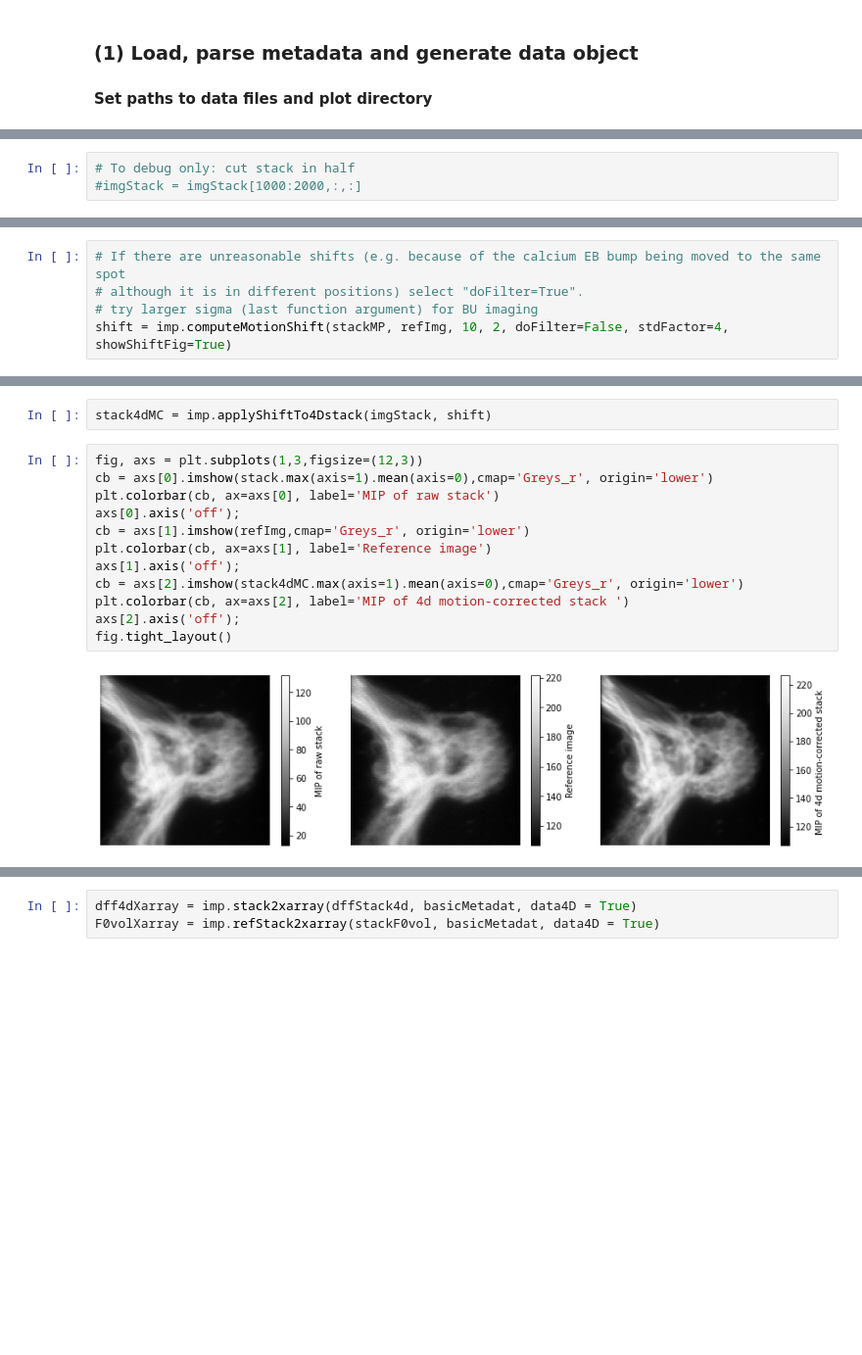
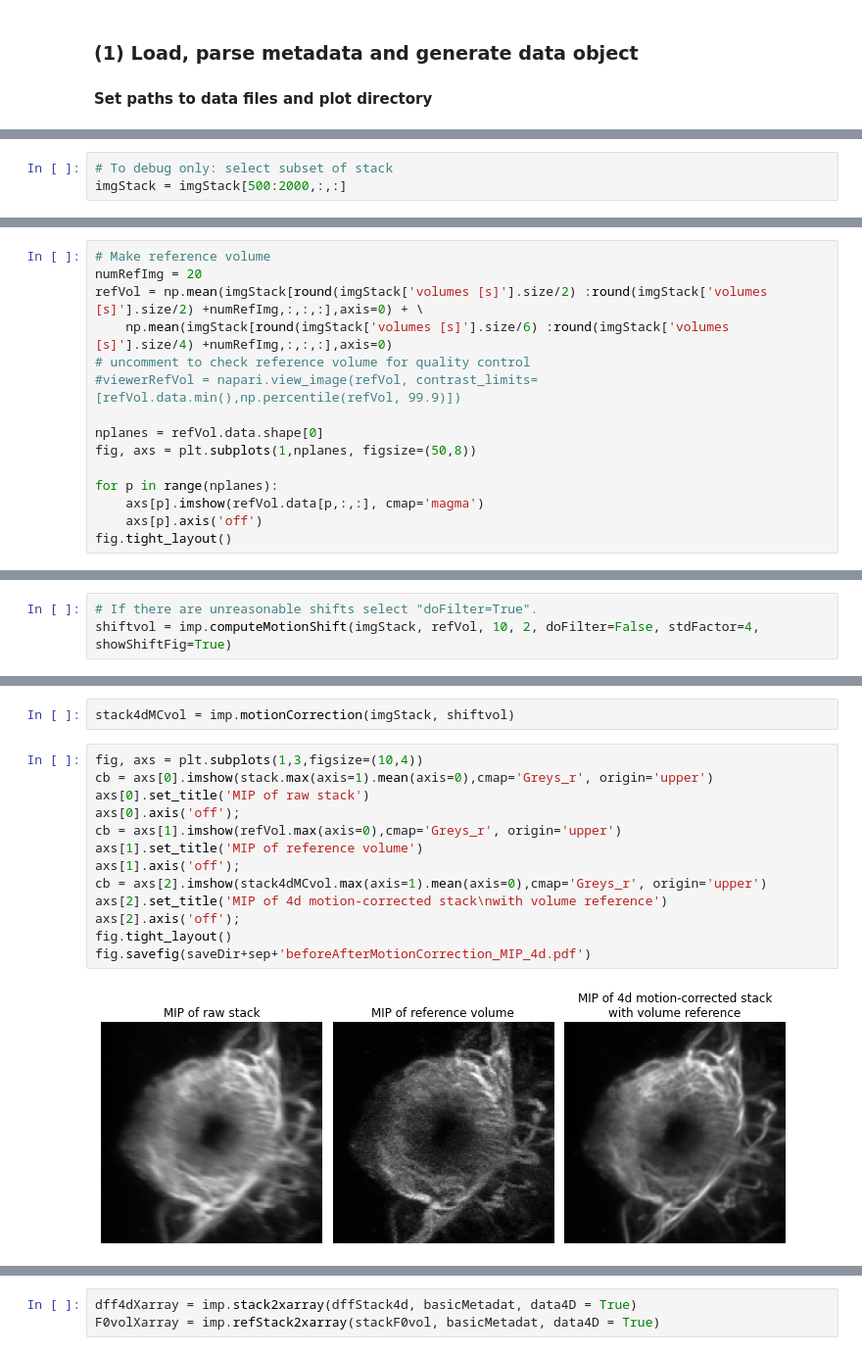
Before and after one commit to hjmh/fly2p, a Jupyter notebook: fly2p/scripts/preprocessImaging4D.ipynb, the cells around one changed output, grey strips where cells are left out. Shown at 98% size. Cells and saved outputs as stored; diff of their text form; blank space fills up the shorter version.

```diff
--- a/fly2p/scripts/preprocessImaging4D.ipynb
+++ b/fly2p/scripts/preprocessImaging4D.ipynb
@@ -71,6 +50,6 @@ SI.VERSION_COMMIT = '4a9264c4fccd21a03258704d0d6489537ad79e6c'
 SI.VERSION_MAJOR = '2018b'
 SI.VERSION_MINOR = '1'
 # %%
-# To debug only: cut stack in half
-#imgStack = imgStack[1000:2000,:,:]
+# To debug only: select subset of stack
+imgStack = imgStack[500:2000,:,:]
 # %% [markdown]
@@ -93,0 +59,15 @@ axs[1].imshow(refImgFilt,cmap='Greys_r', origin='lower'); axs[1].axis('off');
+# %%
+# Make reference volume
+numRefImg = 20
+refVol = np.mean(imgStack[round(imgStack['volumes [s]'].size/2) :round(imgStack['volumes [s]'].size/2) +numRefImg,:,:,:],axis=0) + \
+    np.mean(imgStack[round(imgStack['volumes [s]'].size/6) :round(imgStack['volumes [s]'].size/4) +numRefImg,:,:,:],axis=0)
+# uncomment to check reference volume for quality control
+#viewerRefVol = napari.view_image(refVol, contrast_limits=[refVol.data.min(),np.percentile(refVol, 99.9)])
+
+nplanes = refVol.data.shape[0]
+fig, axs = plt.subplots(1,nplanes, figsize=(50,8))
+
+for p in range(nplanes):
+    axs[p].imshow(refVol.data[p,:,:], cmap='magma')
+    axs[p].axis('off')
+fig.tight_layout()
@@ -94,5 +78,3 @@ axs[1].imshow(refImgFilt,cmap='Greys_r', origin='lower'); axs[1].axis('off');
 # %%
-# If there are unreasonable shifts (e.g. because of the calcium EB bump being moved to the same spot
-# although it is in different positions) select "doFilter=True".
-# try larger sigma (last function argument) for BU imaging
-shift = imp.computeMotionShift(stackMP, refImg, 10, 2, doFilter=False, stdFactor=4, showShiftFig=True)
+# If there are unreasonable shifts select "doFilter=True".
+shiftvol = imp.computeMotionShift(imgStack, refVol, 10, 2, doFilter=False, stdFactor=4, showShiftFig=True)
@@ -101,16 +87,17 @@ Apply estimated motion to 4d stack. We assume here that all planes in a volume a
-# %%
-stack4dMC = imp.applyShiftTo4Dstack(imgStack, shift)
+# %%
+stack4dMCvol = imp.motionCorrection(imgStack, shiftvol)
 # %%
-fig, axs = plt.subplots(1,3,figsize=(12,3))
-cb = axs[0].imshow(stack.max(axis=1).mean(axis=0),cmap='Greys_r', origin='lower')
-plt.colorbar(cb, ax=axs[0], label='MIP of raw stack')
+fig, axs = plt.subplots(1,3,figsize=(10,4))
+cb = axs[0].imshow(stack.max(axis=1).mean(axis=0),cmap='Greys_r', origin='upper')
+axs[0].set_title('MIP of raw stack')
 axs[0].axis('off');
-cb = axs[1].imshow(refImg,cmap='Greys_r', origin='lower')
-plt.colorbar(cb, ax=axs[1], label='Reference image')
+cb = axs[1].imshow(refVol.max(axis=0),cmap='Greys_r', origin='upper')
+axs[1].set_title('MIP of reference volume')
 axs[1].axis('off');
-cb = axs[2].imshow(stack4dMC.max(axis=1).mean(axis=0),cmap='Greys_r', origin='lower')
-plt.colorbar(cb, ax=axs[2], label='MIP of 4d motion-corrected stack ')
+cb = axs[2].imshow(stack4dMCvol.max(axis=1).mean(axis=0),cmap='Greys_r', origin='upper')
+axs[2].set_title('MIP of 4d motion-corrected stack\nwith volume reference')
 axs[2].axis('off');
 fig.tight_layout()
+fig.savefig(saveDir+sep+'beforeAfterMotionCorrection_MIP_4d.pdf')
 # %% [output]
-[figure, old version]
+[figure, new version]
```
Also changed, not shown: parts of 56 cells of this notebook.
